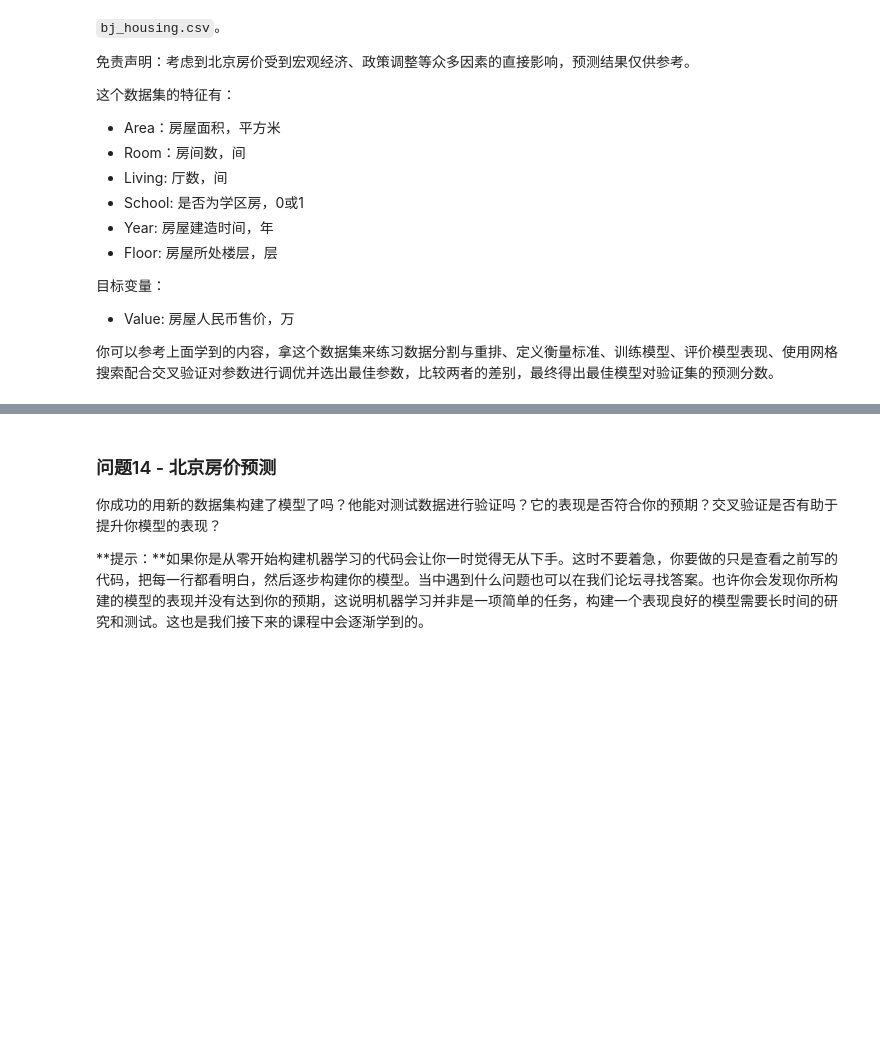
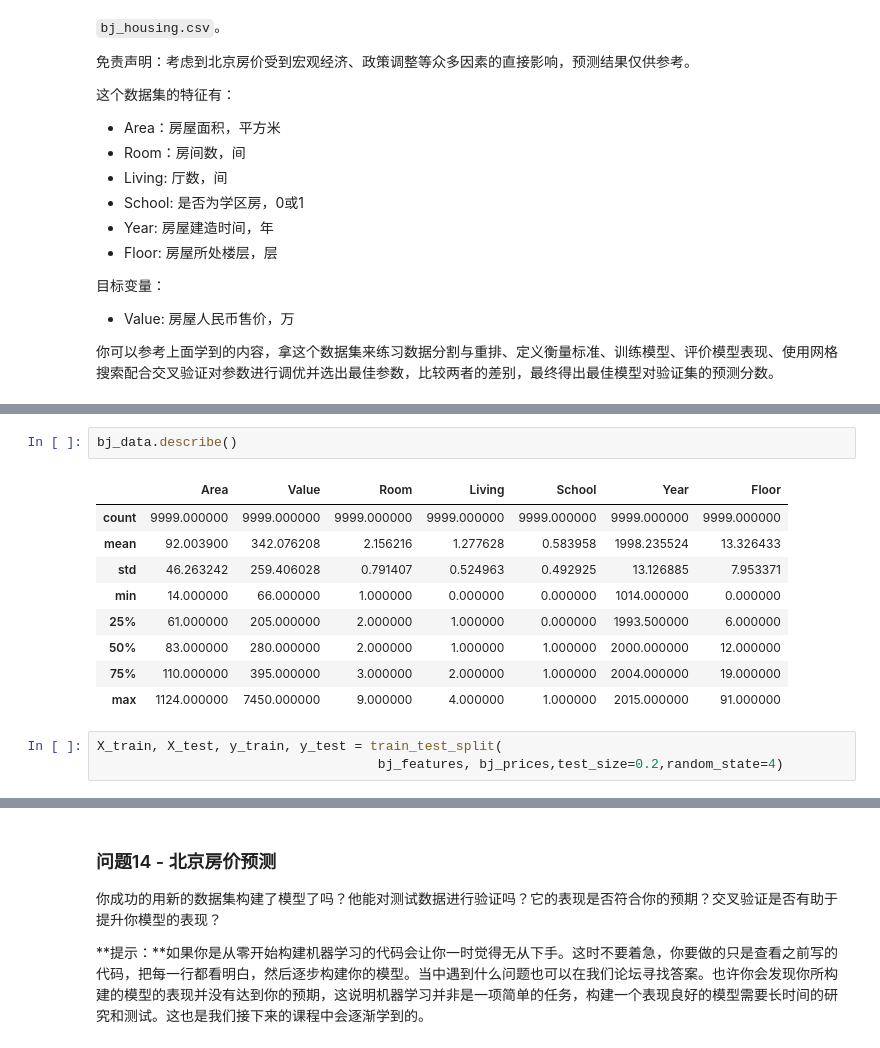
Before and after one commit to zhao8oahc/BostonHousing, a Jupyter notebook: boston_housing.ipynb, the cells around one changed output, grey strips where cells are left out. Drawn from its saved outputs; the diff is of its cells as text; blank space fills up the shorter version.

```diff
--- a/boston_housing.ipynb
+++ b/boston_housing.ipynb
@@ -510,0 +568,15 @@ Range in prices: $20,959.06
+# %%
+bj_data.describe()
+# %% [output]
+|  | Area | Value | Room | Living | School | Year | Floor |
+| count | 9999.000000 | 9999.000000 | 9999.000000 | 9999.000000 | 9999.000000 | 9999.000000 | 9999.000000 |
+| mean | 92.003900 | 342.076208 | 2.156216 | 1.277628 | 0.583958 | 1998.235524 | 13.326433 |
+| std | 46.263242 | 259.406028 | 0.791407 | 0.524963 | 0.492925 | 13.126885 | 7.953371 |
+| min | 14.000000 | 66.000000 | 1.000000 | 0.000000 | 0.000000 | 1014.000000 | 0.000000 |
+| 25% | 61.000000 | 205.000000 | 2.000000 | 1.000000 | 0.000000 | 1993.500000 | 6.000000 |
+| 50% | 83.000000 | 280.000000 | 2.000000 | 1.000000 | 1.000000 | 2000.000000 | 12.000000 |
+| 75% | 110.000000 | 395.000000 | 3.000000 | 2.000000 | 1.000000 | 2004.000000 | 19.000000 |
+| max | 1124.000000 | 7450.000000 | 9.000000 | 4.000000 | 1.000000 | 2015.000000 | 91.000000 |
+# %%
+X_train, X_test, y_train, y_test = train_test_split(
+                                    bj_features, bj_prices,test_size=0.2,random_state=4)
```
Also changed, not shown: parts of 22 cells of this notebook, 1 other file.
